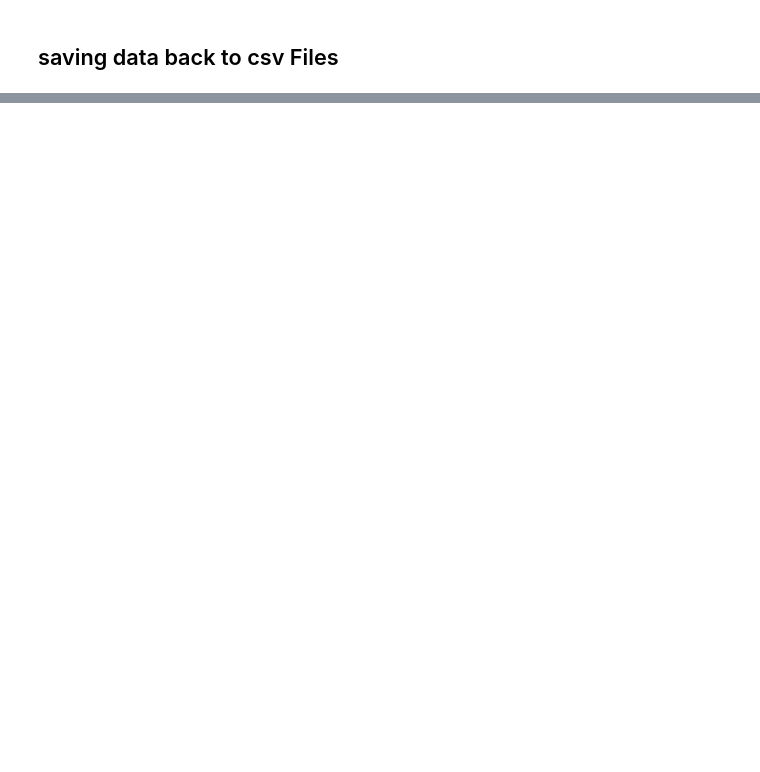
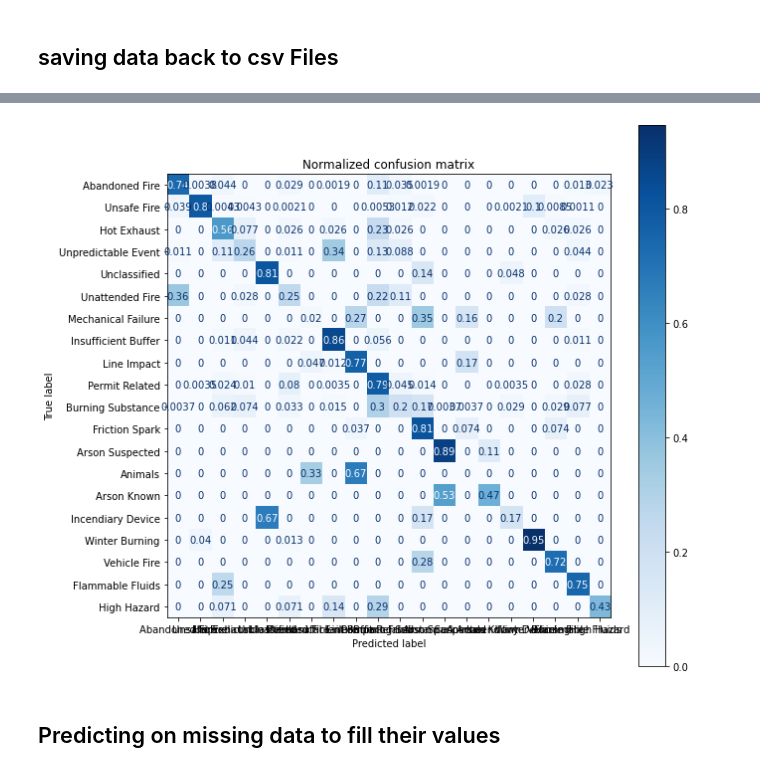
Before and after one commit to CheloGE/CARINO-wildfire_size_prediction, a Jupyter notebook: Filling missing data.ipynb, the cells around one changed output, grey strips where cells are left out. Saved outputs shown, nothing was run; the diff lists cells and outputs as text; code cells hidden in the pictures; blank space fills up the shorter version.

```diff
--- a/Filling missing data.ipynb
+++ b/Filling missing data.ipynb
@@ -593,0 +774,21 @@ test.to_csv(file_name, encoding='utf-8', index=False)
+# %%
+## Fit model
+model.fit(train_X, train_y.values.ravel())
+
+## predict using fit model
+pred_validation_y = model.predict(validation_X)
+f1_score = fbeta_score(validation_y.values.ravel(), pred_validation_y, beta = 1, average='macro')
+gmean_score = geometric_mean_score(validation_y.values.ravel(), pred_validation_y)
+gmean_score_sparse = geometric_mean_score(validation_y.values.ravel(), pred_validation_y, average=None)
+print(f"F1-score - validation:{f1_score}")
+print(f"Geometric mean - validation:{gmean_score}")
+print(f"Geometric mean per class - validation:{gmean_score_sparse}")
+
+print("-------------------------------------------------------------------------------------------")
+pred_train_y = model.predict(train_X)
+f1_score = fbeta_score(train_y.values.ravel(), pred_train_y, beta = 1, average='macro')
+gmean_score = geometric_mean_score(train_y.values.ravel(), pred_train_y)
+gmean_score_sparse = geometric_mean_score(train_y.values.ravel(), pred_train_y, average=None)
+print(f"F1-score - train:{f1_score}")
+print(f"Geometric mean - train:{gmean_score}")
+print(f"Geometric mean per class - train:{gmean_score_sparse}")
@@ -593,0 +809,21 @@ test.to_csv(file_name, encoding='utf-8', index=False)
+# %%
+from sklearn.metrics import plot_confusion_matrix
+
+class_names = validation_y.unique()
+
+# Plot non-normalized and normalized confusion matrices
+titles_options = [("Normalized confusion matrix", 'true')]
+
+fig, ax = plt.subplots(figsize=(10, 10))
+for title, normalize in titles_options:
+    disp = plot_confusion_matrix(model, validation_X, validation_y.values.ravel(),
+                                 labels=class_names,
+                                 cmap=plt.cm.Blues,
+                                 normalize=normalize, ax=ax)
+    disp.ax_.set_title(title)
+
+plt.show()
+# %% [output]
+[figure, added]
+# %% [markdown]
+## Predicting on missing data to fill their values
```
Also changed, not shown: parts of 40 cells of this notebook, 8 other files.
